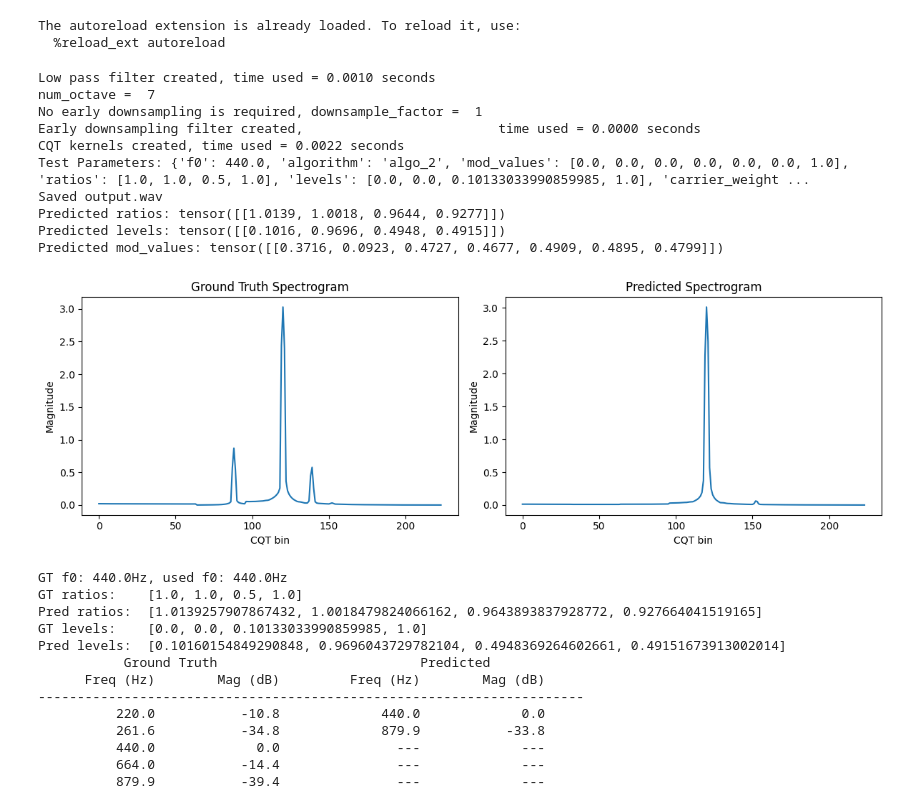
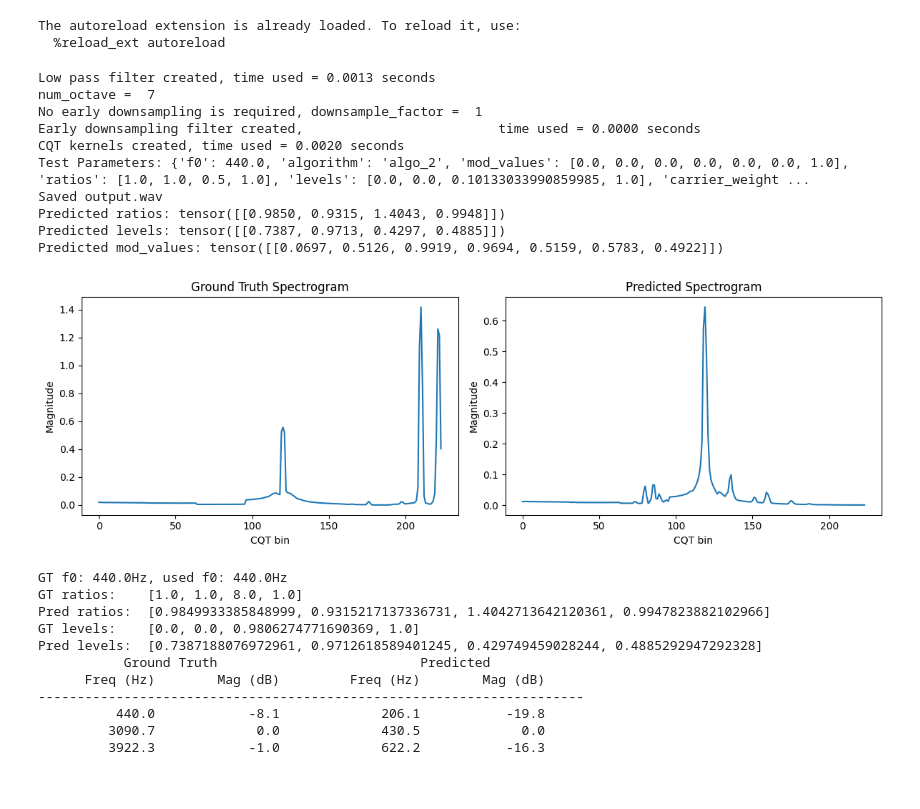
Before and after one commit to mgronberg0/FM_DDSP, a Jupyter notebook: python/notebooks/03_inferenceTest.ipynb, the cells around one changed output. Cells and saved outputs as stored; diff of their text form; code cells hidden in the pictures.

```diff
--- a/python/notebooks/03_inferenceTest.ipynb
+++ b/python/notebooks/03_inferenceTest.ipynb
@@ -27,6 +27,12 @@ def get_peaks(spec, cqt_transform, threshold_db=-40):
     freqs = fmin * 2 ** (peaks / bins_per_octave)
 
     return peaks, freqs, magnitudes[peaks]
+
+def make_fundamental_weight(n_bins, fundamental_bin, bins_per_octave, suppression = 0.1, width = 2.0):
+    bins = torch.arange(n_bins, dtype=torch.float32)
+    gaussian = torch.exp(-0.5 * ((bins - fundamental_bin) / (width*bins_per_octave / 12)) ** 2)
+    freq_weights = 1.0 - (1.0 - suppression) * gaussian
+    return freq_weights
 # %% [output]
 The autoreload extension is already loaded. To reload it, use:
   %reload_ext autoreload
@@ -38,10 +44,13 @@ duration = 1.0
 hop_size = 512
 bins_per_octave = 32
 n_octaves = 7
+n_bins = bins_per_octave*n_octaves
+fmin = 32.7 #default for CQT2010v2
 
 # load encoder
 save_dir_pc = "B:\\TrainingData\\stage1"
 epoch = 9
+example_num = '00090'
 encoder_pt = os.path.join(save_dir_pc,"output",f"encoder_epoch_{epoch}.pt")
 encoder = FMEncoder(n_bins=224).to(device)
 encoder.load_state_dict(torch.load(encoder_pt,
@@ -50,11 +59,11 @@ encoder.eval()
 
 cqt_transform = CQT2010v2(sr=Fs,
                           hop_length = hop_size,
-                          n_bins = bins_per_octave * n_octaves,
+                          n_bins = n_bins,
                           bins_per_octave = bins_per_octave).to(device)
 
 # load a target audio from the dataset
-spec = torch.load(os.path.join(save_dir_pc,'spec_00000.pt'),weights_only=False)
+spec = torch.load(os.path.join(save_dir_pc,f'spec_{example_num}.pt'),weights_only=False)
 spec = torch.tensor(spec).float().to(device)
 
 with open(os.path.join(save_dir_pc,'params_00000.json')) as f:
@@ -66,7 +75,12 @@ with torch.no_grad():
 
 # render audio
 f0 = params['f0']
-
+# create frequency weights and reduce fundamental
+freq_weights = torch.ones(n_bins)
+fundamental_bin = int(bins_per_octave * np.log2(f0 / fmin))
+freq_weights = make_fundamental_weight(n_bins, fundamental_bin, bins_per_octave,
+                                       suppression = .2,
+                                       width = 1.2)
 mod_matrix = make_mod_matrix(predicted['mod_values'][0])
 audio = fm_renderer(f0,
                     predicted['ratios'][0],
@@ -83,7 +97,7 @@ print("Predicted levels:", predicted['levels'])
 print("Predicted mod_values:", predicted['mod_values'])
 
 # load ground truth parameters
-with open(os.path.join(save_dir_pc,f"params_00000.json"), 'r') as f:
+with open(os.path.join(save_dir_pc,f"params_{example_num}.json"), 'r') as f:
     gt_params = json.load(f)
 
 # render ground truth audio
@@ -102,8 +116,8 @@ sf.write('output_predicted.wav', audio.detach().numpy(), Fs)
 sf.write('output_groundtruth.wav', gt_audio.detach().numpy(), Fs)
 
 # compute spectrogram of both
-pred_spec = compute_spectrogram_cqt(audio.detach(), cqt_transform)
-gt_spec = compute_spectrogram_cqt(gt_audio.detach(), cqt_transform)
+pred_spec = compute_spectrogram_cqt(audio.detach(), cqt_transform)*freq_weights
+gt_spec = compute_spectrogram_cqt(gt_audio.detach(), cqt_transform)*freq_weights
 
 # plot
 plt.figure(figsize=(12, 4))
@@ -118,51 +132,49 @@ plt.plot(pred_spec.detach().numpy())
 plt.title('Predicted Spectrogram')
 plt.xlabel('CQT bin')
 plt.ylabel('Magnitude')
 
 plt.tight_layout()
 plt.show()
 
 # print parameter comparison
 print(f"GT f0: {gt_params['f0']:.1f}Hz, used f0: {f0}Hz")
 print(f"GT ratios:    {gt_params['ratios']}")
 print(f"Pred ratios:  {predicted['ratios'][0].tolist()}")
 print(f"GT levels:    {gt_params['levels']}")
 print(f"Pred levels:  {predicted['levels'][0].tolist()}")
 
-gt_peaks, gt_freqs, gt_mags = get_peaks(gt_spec, cqt_transform)
-pred_peaks, pred_freqs, pred_mags = get_peaks(pred_spec, cqt_transform)
+gt_peaks, gt_freqs, gt_mags = get_peaks(gt_spec, cqt_transform, threshold_db=-20)
+pred_peaks, pred_freqs, pred_mags = get_peaks(pred_spec, cqt_transform, threshold_db=-20)
 
 print(f"{'Ground Truth':^35} {'Predicted':^35}")
 print(f"{'Freq (Hz)':>15} {'Mag (dB)':>15}   {'Freq (Hz)':>15} {'Mag (dB)':>15}")
 print("-" * 70)
 
 max_peaks = max(len(gt_peaks), len(pred_peaks))
 for i in range(max_peaks):
     gt_str = f"{gt_freqs[i]:>15.1f} {20*np.log10(gt_mags[i]/gt_mags.max()):>15.1f}" if i < len(gt_peaks) else f"{'---':>15} {'---':>15}"
     pred_str = f"{pred_freqs[i]:>15.1f} {20*np.log10(pred_mags[i]/pred_mags.max()):>15.1f}" if i < len(pred_peaks) else f"{'---':>15} {'---':>15}"
     print(f"{gt_str}   {pred_str}")
 # %% [output]
-Low pass filter created, time used = 0.0010 seconds
+Low pass filter created, time used = 0.0013 seconds
 num_octave =  7
 No early downsampling is required, downsample_factor =  1
 Early downsampling filter created,                         time used = 0.0000 seconds
-CQT kernels created, time used = 0.0022 seconds
+CQT kernels created, time used = 0.0020 seconds
 Test Parameters: {'f0': 440.0, 'algorithm': 'algo_2', 'mod_values': [0.0, 0.0, 0.0, 0.0, 0.0, 0.0, 1.0], 'ratios': [1.0, 1.0, 0.5, 1.0], 'levels': [0.0, 0.0, 0.10133033990859985, 1.0], 'carrier_weight ...
 Saved output.wav
-Predicted ratios: tensor([[1.0139, 1.0018, 0.9644, 0.9277]])
-Predicted levels: tensor([[0.1016, 0.9696, 0.4948, 0.4915]])
-Predicted mod_values: tensor([[0.3716, 0.0923, 0.4727, 0.4677, 0.4909, 0.4895, 0.4799]])
+Predicted ratios: tensor([[0.9850, 0.9315, 1.4043, 0.9948]])
+Predicted levels: tensor([[0.7387, 0.9713, 0.4297, 0.4885]])
+Predicted mod_values: tensor([[0.0697, 0.5126, 0.9919, 0.9694, 0.5159, 0.5783, 0.4922]])
-[figure, old version]
+[figure, new version]
 GT f0: 440.0Hz, used f0: 440.0Hz
-GT ratios:    [1.0, 1.0, 0.5, 1.0]
-Pred ratios:  [1.0139257907867432, 1.0018479824066162, 0.9643893837928772, 0.927664041519165]
-GT levels:    [0.0, 0.0, 0.10133033990859985, 1.0]
-Pred levels:  [0.10160154849290848, 0.9696043729782104, 0.4948369264602661, 0.49151673913002014]
+GT ratios:    [1.0, 1.0, 8.0, 1.0]
+Pred ratios:  [0.9849933385848999, 0.9315217137336731, 1.4042713642120361, 0.9947823882102966]
+GT levels:    [0.0, 0.0, 0.9806274771690369, 1.0]
+Pred levels:  [0.7387188076972961, 0.9712618589401245, 0.429749459028244, 0.4885292947292328]
            Ground Truth                          Predicted
       Freq (Hz)        Mag (dB)         Freq (Hz)        Mag (dB)
 ----------------------------------------------------------------------
-          220.0           -10.8             440.0             0.0
-          261.6           -34.8             879.9           -33.8
-          440.0             0.0               ---             ---
-          664.0           -14.4               ---             ---
-          879.9           -39.4               ---             ---
+          440.0            -8.1             206.1           -19.8
+         3090.7             0.0             430.5             0.0
+         3922.3            -1.0             622.2           -16.3
```
Also changed, not shown: 7 other files.
